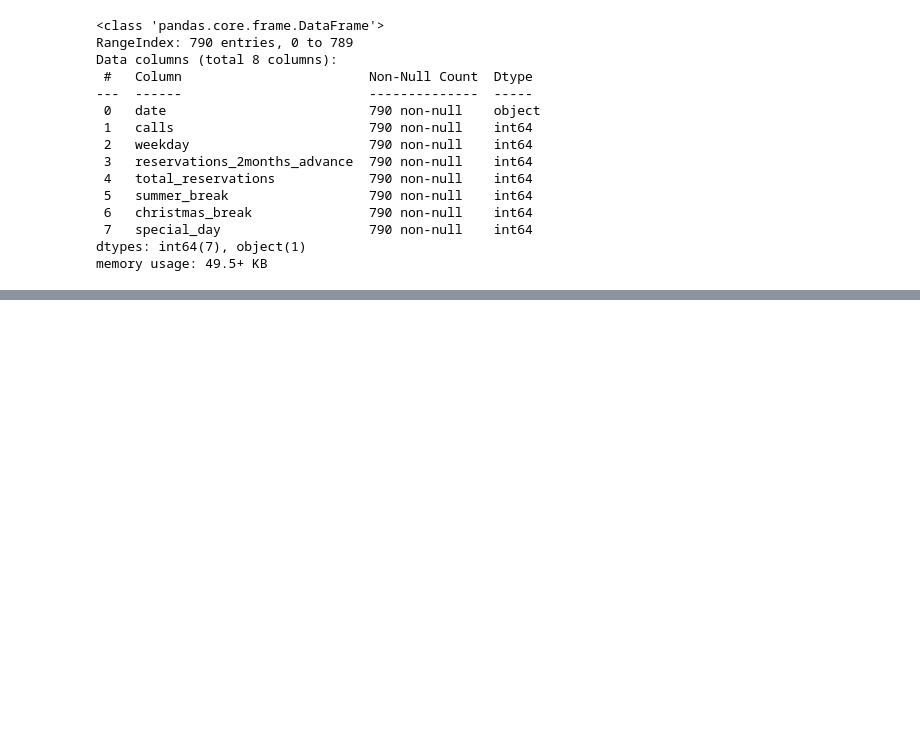
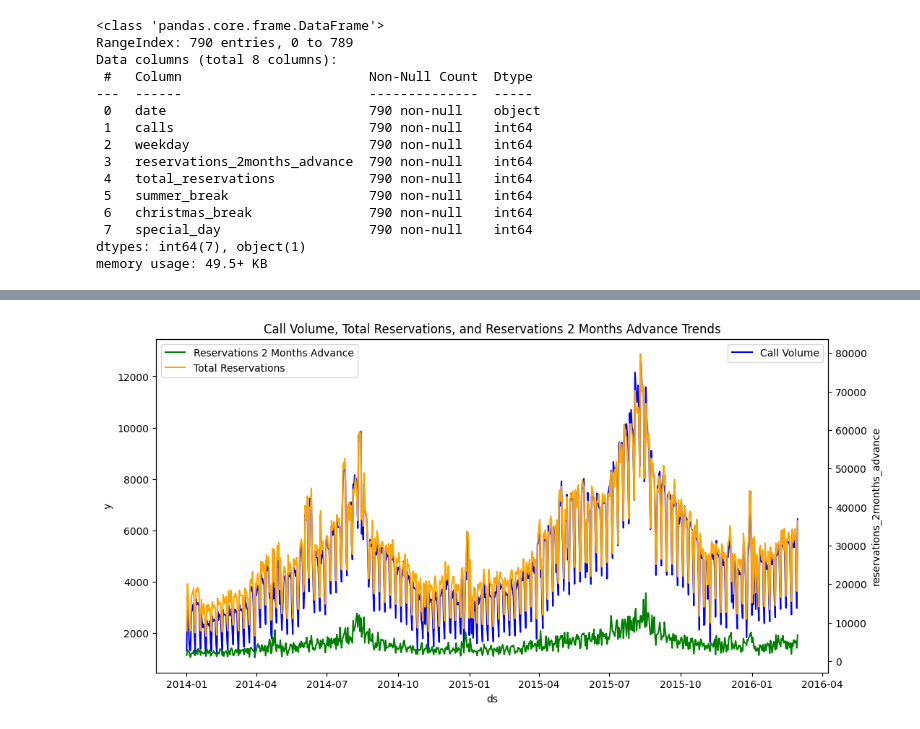
Before and after one commit to didulanthaisuru/TeleCall_Forecast, a Jupyter notebook: forecast-2-prophet.ipynb, the cells around one changed output, grey strips where cells are left out. Drawn from its saved outputs; the diff is of its cells as text; code cells hidden in the pictures; blank space fills up the shorter version.

```diff
--- a/forecast-2-prophet.ipynb
+++ b/forecast-2-prophet.ipynb
@@ -45,0 +111,29 @@ memory usage: 49.5+ KB
+# %%
+import matplotlib.pyplot as plt
+import seaborn as sns
+
+# Set the size of the plot
+plt.figure(figsize=(12, 6))
+
+# Create the time series plot for call volume
+sns.lineplot(x="ds", y="y", data=df, color='blue', label='Call Volume')
+
+# Create secondary y-axis for reservations_2months_advance
+ax2 = plt.gca().twinx()
+sns.lineplot(x="ds", y="reservations_2months_advance", data=df, color='green', ax=ax2, label='Reservations 2 Months Advance')
+
+# Plot total reservations on the primary y-axis
+sns.lineplot(x="ds", y="total_reservations", data=df, color='orange', label='Total Reservations')
+
+# Rotate x-axis tick labels for better readability
+plt.xticks(rotation=45)
+# Set the title
+plt.title('Call Volume, Total Reservations, and Reservations 2 Months Advance Trends')
+
+# Show the legend
+plt.legend(loc='upper left')
+
+# Show the plot
+plt.show()
+# %% [output]
+[figure, added]
```
Also changed, not shown: parts of 9 cells of this notebook.
